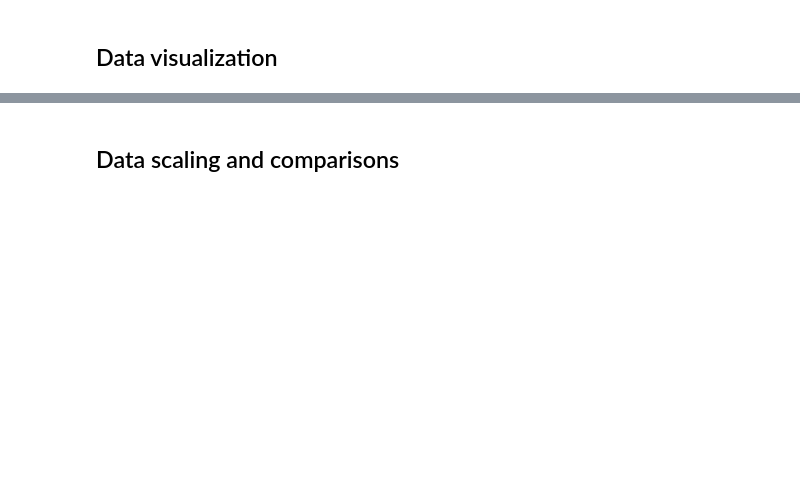
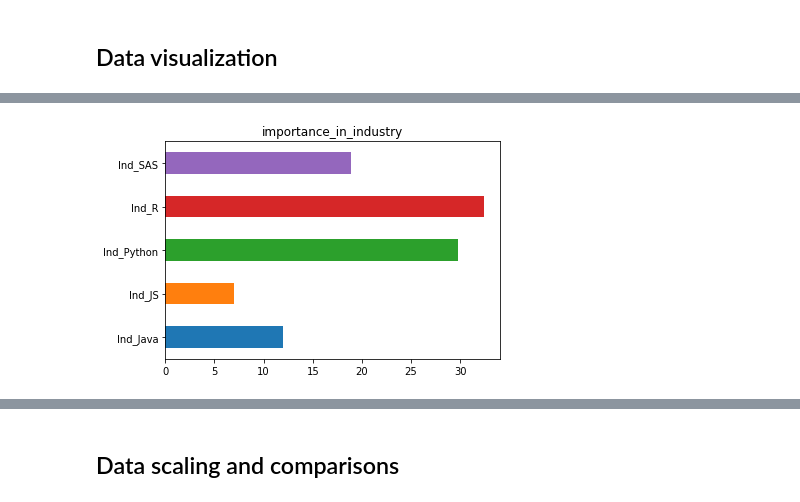
Before and after one commit to sunshineaqu/Graduate-Program-Survey-Analysis, a Jupyter notebook: MSPA.ipynb, the cells around one changed output, grey strips where cells are left out. Drawn from its saved outputs; the diff is of its cells as text; code cells hidden in the pictures; blank space fills up the shorter version.

```diff
--- a/MSPA.ipynb
+++ b/MSPA.ipynb
@@ -168,0 +252,7 @@ plt.show()
+# %%
+software_df.loc[:,"Ind_Java":"Ind_SAS"].mean().plot(kind='barh')
+plt.title("importance_in_industry")
+plt.savefig("Output/importance_in_industry.png")
+plt.show()
+# %% [output]
+[figure, added]
```
Also changed, not shown: parts of 28 cells of this notebook.
